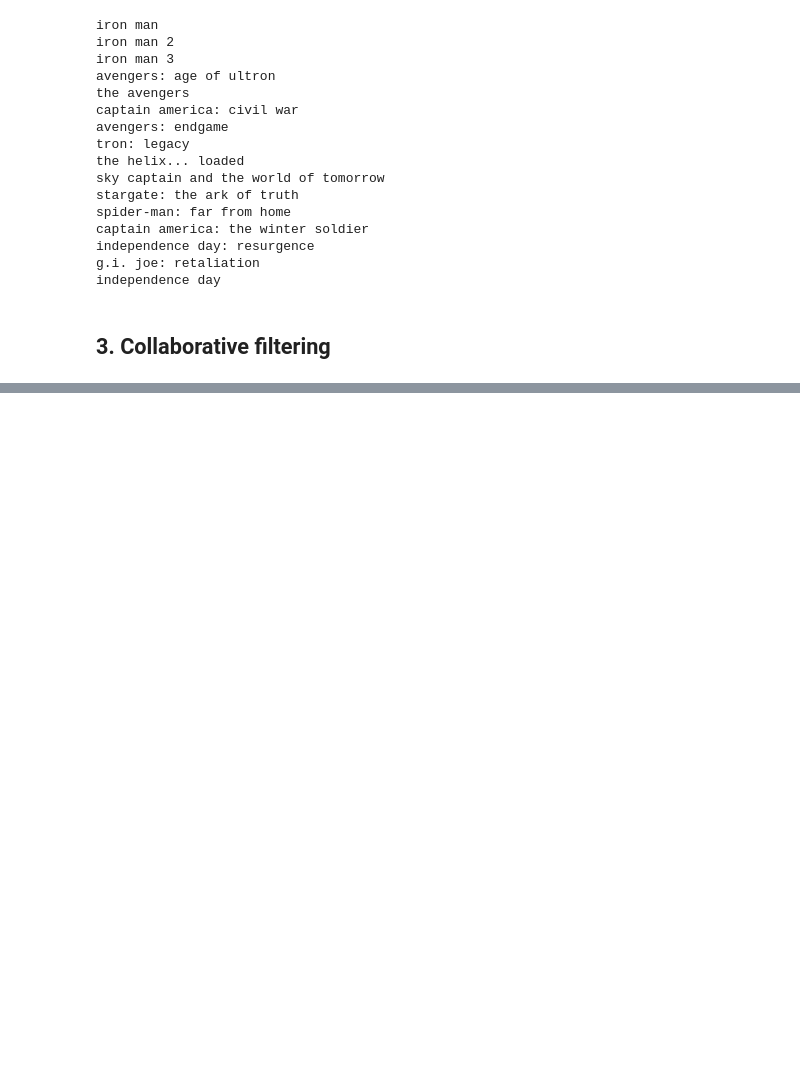
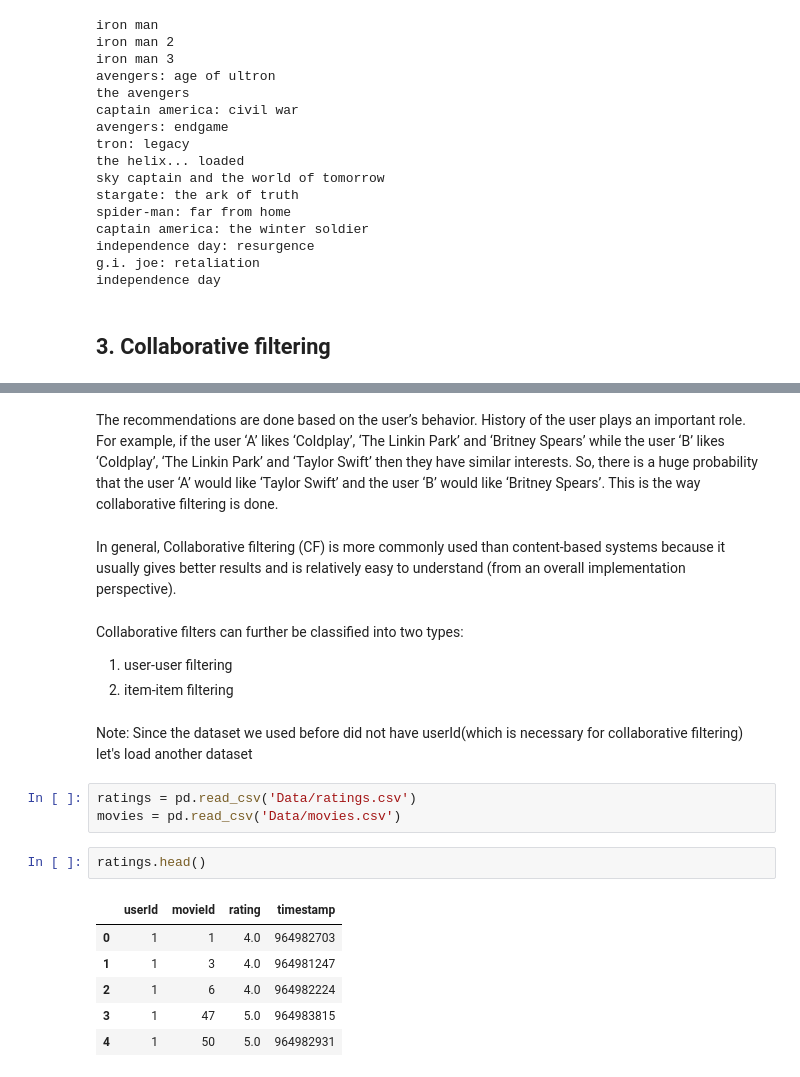
Before and after one commit to buriihenry/Movie-Recommender-system, a Jupyter notebook: Movie Recommender .ipynb, the cells around one changed output, grey strips where cells are left out. Drawn from its saved outputs; the diff is of its cells as text; blank space fills up the shorter version.

Commit message:
Collaborative Filtering

```diff
--- a/Movie Recommender .ipynb
+++ b/Movie Recommender .ipynb
@@ -584,0 +583,23 @@ The recommendations are done based on the user’s behavior. History of the user
+# %% [markdown]
+The recommendations are done based on the user’s behavior. History of the user plays an important role. For example, if the user ‘A’ likes ‘Coldplay’, ‘The Linkin Park’ and ‘Britney Spears’ while the user ‘B’ likes ‘Coldplay’, ‘The Linkin Park’ and ‘Taylor Swift’ then they have similar interests. So, there is a huge probability that the user ‘A’ would like ‘Taylor Swift’ and the user ‘B’ would like ‘Britney Spears’. This is the way collaborative filtering is done.
+# %% [markdown]
+In general, Collaborative filtering (CF) is more commonly used than content-based systems because it usually gives better results and is relatively easy to understand (from an overall implementation perspective).
+# %% [markdown]
+Collaborative filters can further be classified into two types:
+
+1. user-user filtering
+2. item-item filtering
+# %% [markdown]
+Note: Since the dataset we used before did not have userId(which is necessary for collaborative filtering) let's load another dataset
+# %%
+ratings = pd.read_csv('Data/ratings.csv')
+movies = pd.read_csv('Data/movies.csv')
+# %%
+ratings.head()
+# %% [output]
+|  | userId | movieId | rating | timestamp |
+| 0 | 1 | 1 | 4.0 | 964982703 |
+| 1 | 1 | 3 | 4.0 | 964981247 |
+| 2 | 1 | 6 | 4.0 | 964982224 |
+| 3 | 1 | 47 | 5.0 | 964983815 |
+| 4 | 1 | 50 | 5.0 | 964982931 |
```
Also changed, not shown: parts of 2 cells of this notebook.
